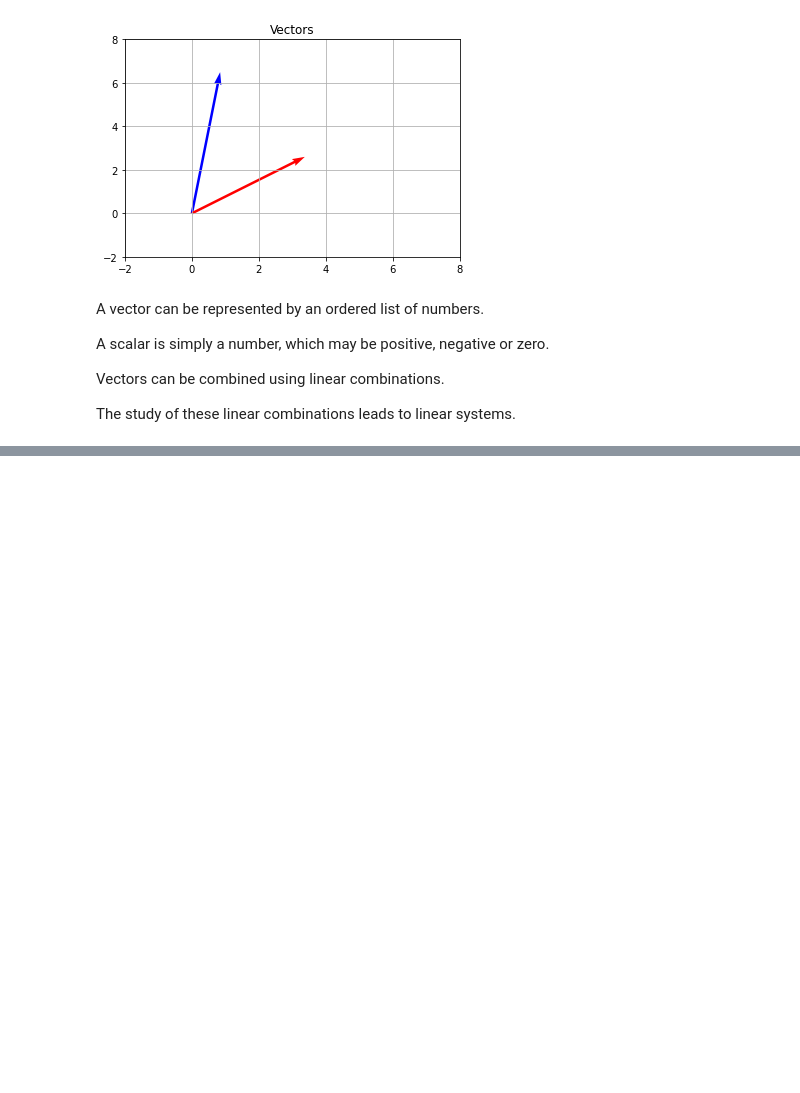
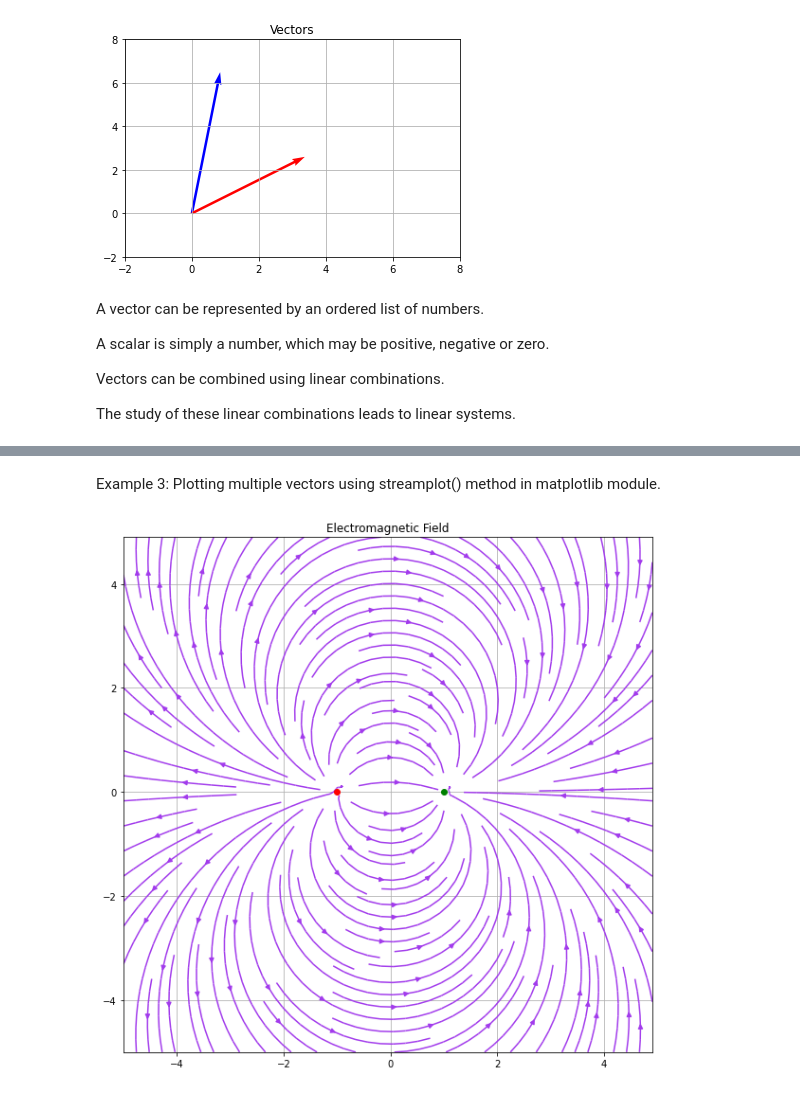
Before and after one commit to gr4nada/data-scientist-roadmap, a Jupyter notebook: 01 - Mathematics/04 - Vector Calculus/VectorsCalculus.ipynb, the cells around one changed output, grey strips where cells are left out. Cells and saved outputs as stored; diff of their text form; code cells hidden in the pictures; blank space fills up the shorter version.

```diff
--- a/01 - Mathematics/04 - Vector Calculus/VectorsCalculus.ipynb
+++ b/01 - Mathematics/04 - Vector Calculus/VectorsCalculus.ipynb
@@ -42,0 +68,26 @@ The study of these linear combinations leads to linear systems.
+# %% [markdown]
+Example 3: Plotting multiple vectors using streamplot() method in matplotlib module.
+# %%
+# 1D arrays
+x = np.arange(-5,5,0.1)
+y = np.arange(-5,5,0.1)
+
+# Meshgrid
+X,Y = np.meshgrid(x,y)
+
+# Assign vector directions
+Ex = (X + 1)/((X+1)**2 + Y**2) - (X - 1)/((X-1)**2 + Y**2)
+Ey = Y/((X+1)**2 + Y**2) - Y/((X-1)**2 + Y**2)
+
+# Depict illustration
+plt.figure(figsize=(10, 10))
+plt.streamplot(X,Y,Ex,Ey, density=1.4, linewidth=None, color='#A23BEC')
+plt.plot(-1,0,'-or')
+plt.plot(1,0,'-og')
+plt.title('Electromagnetic Field')
+
+# Show plot with grid
+plt.grid()
+plt.show()
+# %% [output]
+[figure, added]
```
Also changed, not shown: parts of 4 cells of this notebook, 1 other file.
